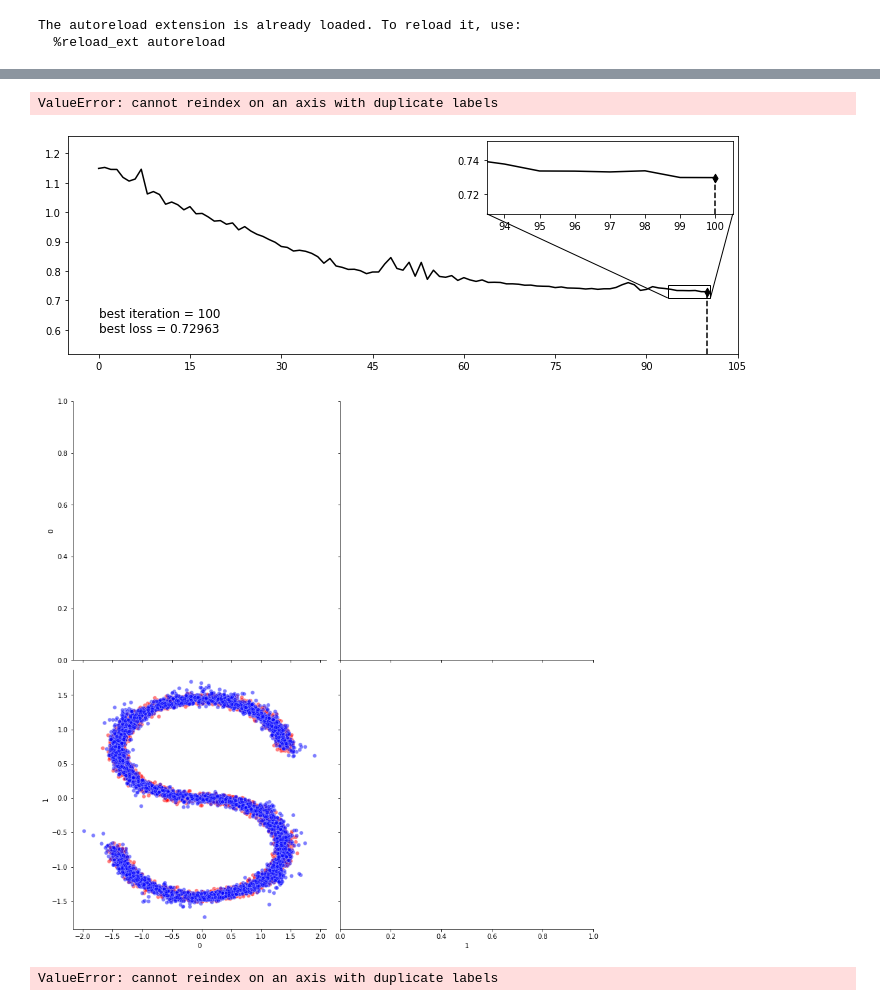
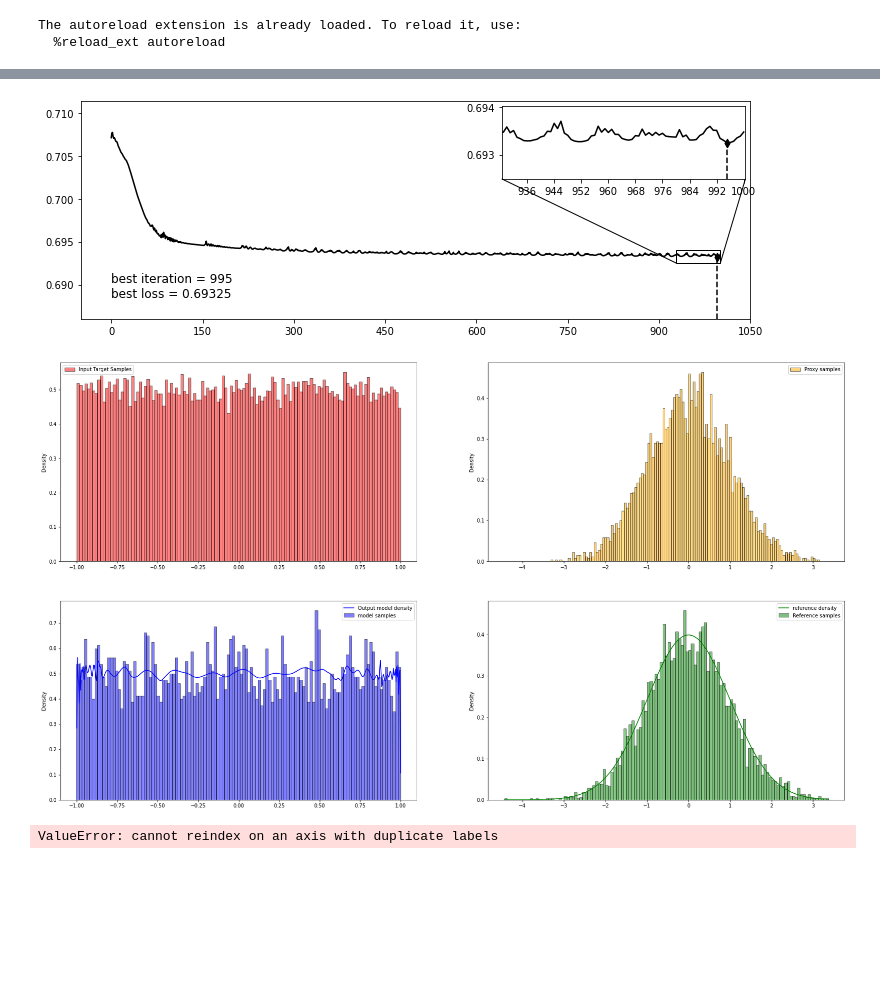
Before and after one commit to ElouanARGOUARCH/Discretely-Indexed-Flows, a Jupyter notebook: experiments/Start from EM.ipynb, the cells around one changed output, grey strips where cells are left out. Drawn from its saved outputs; the diff is of its cells as text; code cells hidden in the pictures; blank space fills up the shorter version.

```diff
--- a/experiments/Start from EM.ipynb
+++ b/experiments/Start from EM.ipynb
@@ -14,8 +14,8 @@ import matplotlib.pyplot as plt
 The autoreload extension is already loaded. To reload it, use:
   %reload_ext autoreload
 # %%
-example = "S Curve"
-num_samples = 10000
+example = "Uniform"
+num_samples = 50000
 target = Target(example, num_samples)
 target.target_visual()
 p, target_log_density, target_samples = target.get_target()
@@ -24,7 +24,7 @@ p, target_log_density, target_samples = target.get_target()
 # %%
 num_samples = target_samples.shape[0]
-epochs = 50
-K = 7
+epochs = 500
+K = 10
 EM = EMDensityEstimator(target_samples,K)
 loss_values = EM.train(epochs,visual=True)
 EM.model_visual()
@@ -53,20 +47,19 @@ ValueError: cannot reindex on an axis with duplicate labels
 # %%
 from torch import nn
 num_samples = target_samples.shape[0]
-epochs = 100
+epochs = 1000
 batch_size = num_samples
 initial_T = EM.T
-initial_w = SoftmaxWeightOver(K, p, [256,256,256], mode = 'NN')
-initial_w.f[-1].weight = nn.Parameter(torch.zeros(K, 256))
+initial_w = SoftmaxWeightOver(K, p, [10,10,10], mode = 'NN')
+initial_w.f[-1].weight = nn.Parameter(torch.zeros(K, 10))
 initial_w.f[-1].bias = nn.Parameter(EM.log_pi)
 initial_w.a = nn.Parameter(torch.zeros(K,p))
 dif = DIFDensityEstimator(target_samples,K, initial_T= initial_T, initial_w = initial_w)
 loss_values = dif.train(epochs,batch_size,visual=True)
 dif.model_visual()
 # %% [output]
-ValueError: cannot reindex on an axis with duplicate labels
-[figure, old version]
+[figure, new version]
-[figure, old version]
+[figure, new version]
 # %%
 from torch import nn
 num_samples = target_samples.shape[0]
```
Also changed, not shown: parts of 3 cells of this notebook, 4 other files.
